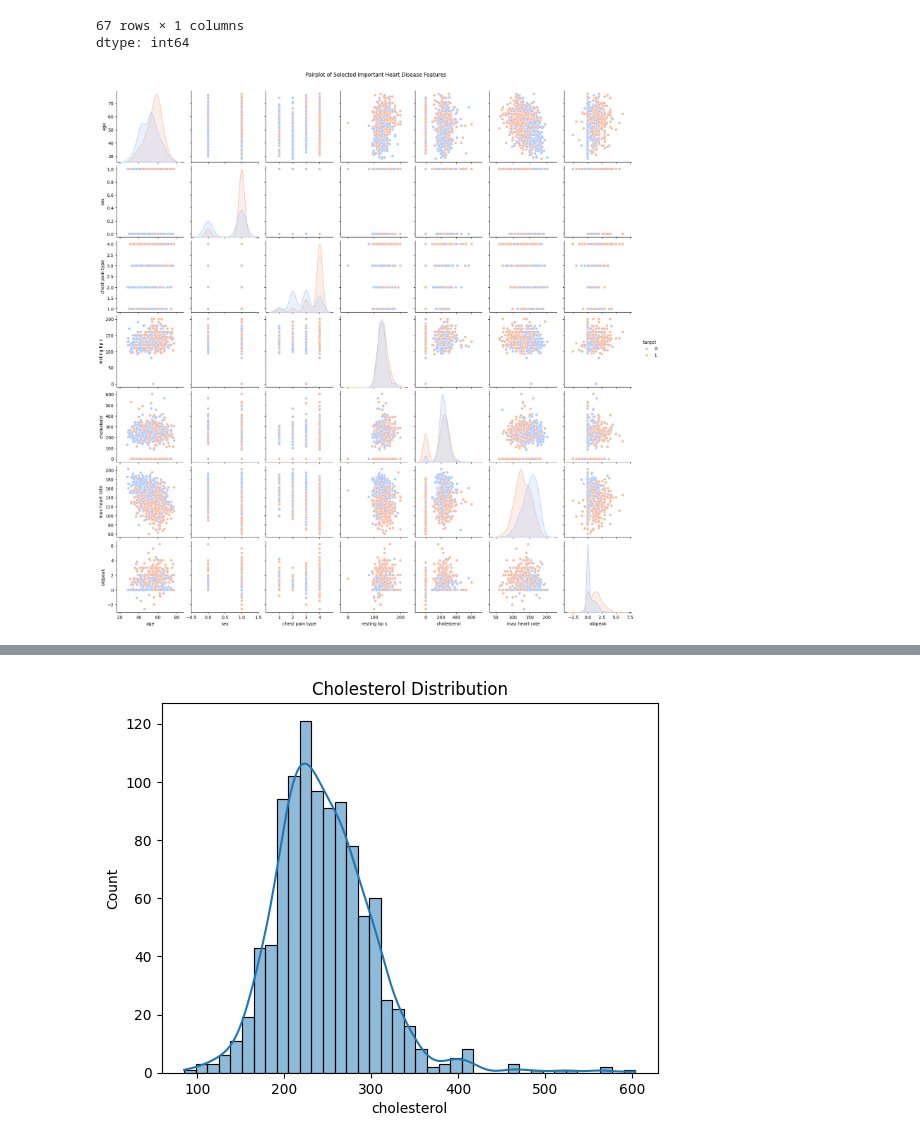
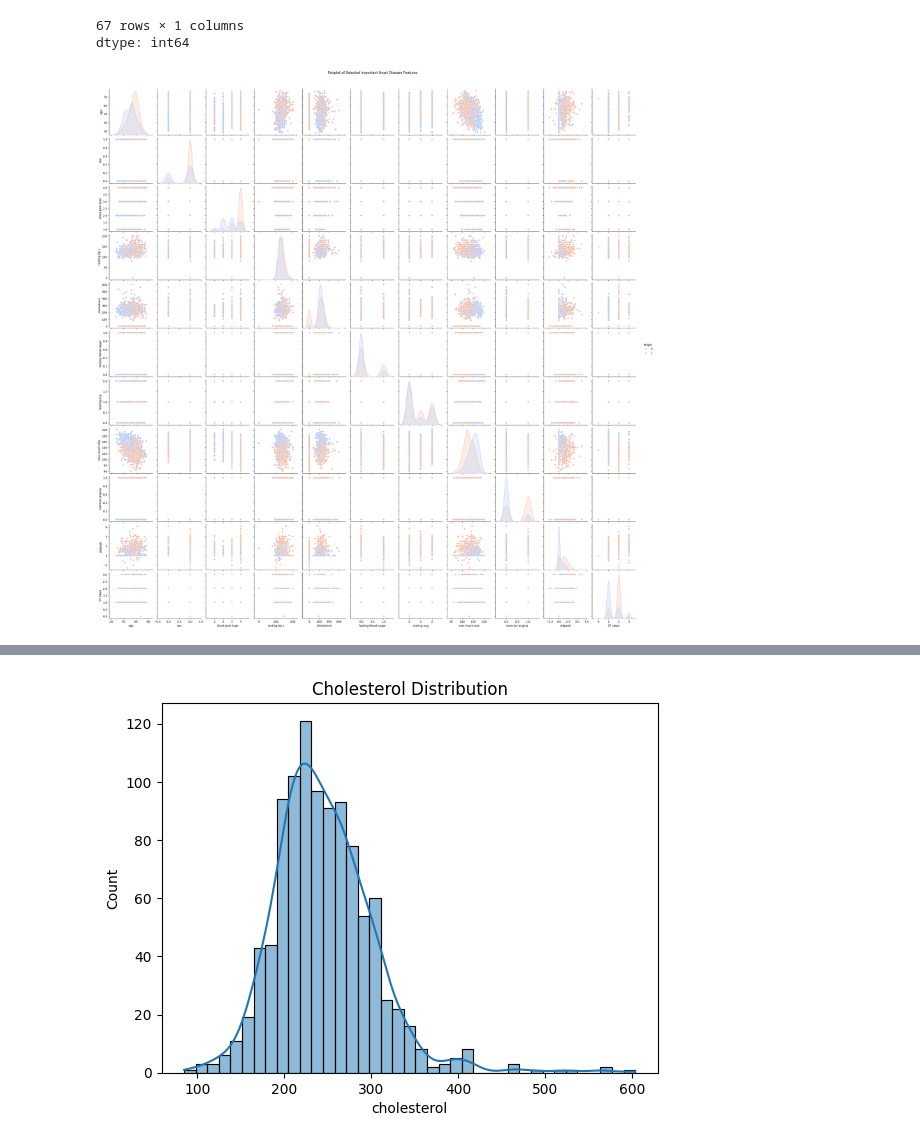
Before and after one commit to SanjayBista1010/Classification, a Jupyter notebook: HeartDiseaseRandomForest.ipynb, the cells around one changed output, grey strips where cells are left out. Saved outputs shown, nothing was run; the diff lists cells and outputs as text; code cells hidden in the pictures.

```diff
--- a/HeartDiseaseRandomForest.ipynb
+++ b/HeartDiseaseRandomForest.ipynb
@@ -93,15 +93,10 @@ df['resting bp s'].value_counts()
 67 rows × 1 columns
 dtype: int64
 # %%
-columns= [
-    "age", "sex", "chest pain type", "resting bp s",
-    "cholesterol", "max heart rate", "oldpeak", "target"
-]
-
-sns.pairplot(df[columns], hue="target", palette="coolwarm", diag_kind="kde")
+sns.pairplot(df, hue="target", palette="coolwarm", diag_kind="kde")
 plt.suptitle("Pairplot of Selected Important Heart Disease Features", y=1.02)
 plt.show()
 # %% [output]
-[figure, old version]
+[figure, new version]
 # %%
 df["cholesterol"] = df["cholesterol"].replace(0, np.nan)
```
Also changed, not shown: parts of 8 cells of this notebook.
